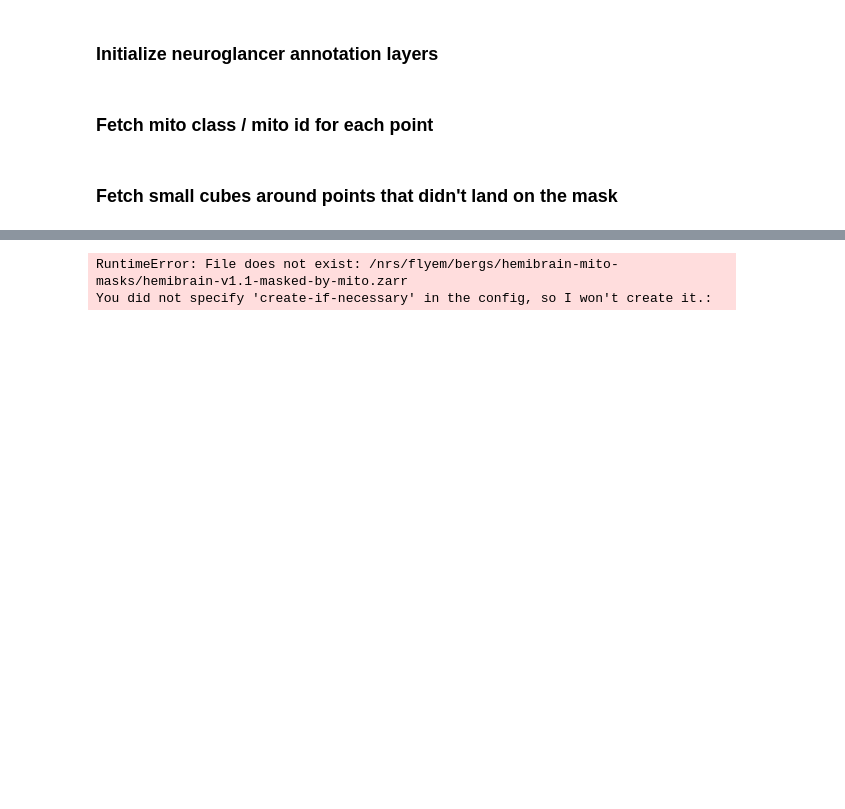
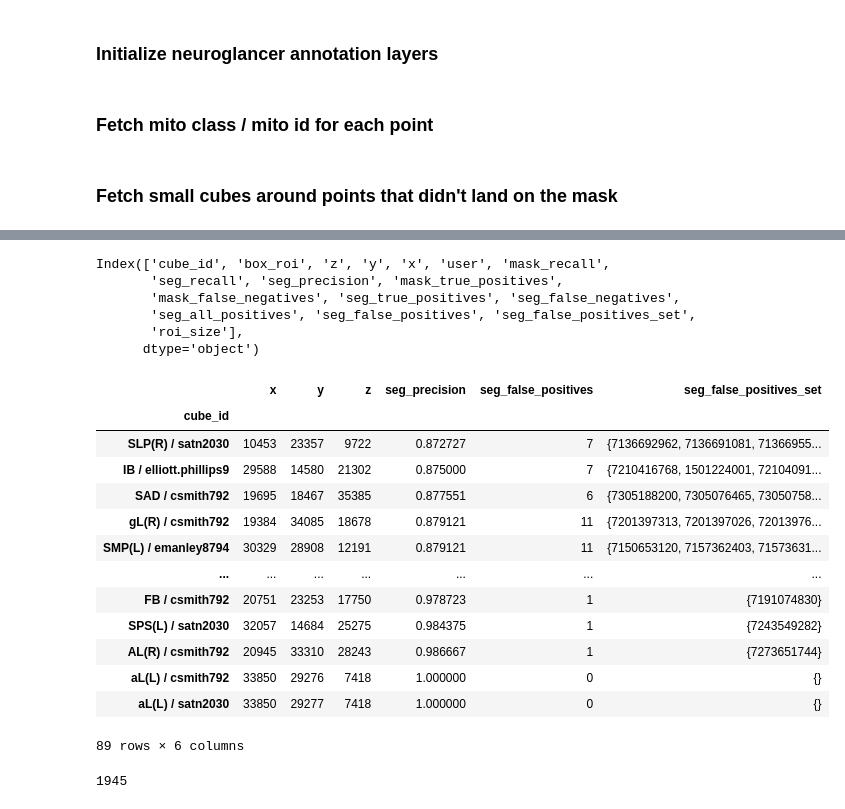
Before and after one commit to stuarteberg/mito-proofreading-analysis, a Jupyter notebook: roi-subvol-annotations/mito-point-visualization.ipynb, the cells around one changed output, grey strips where cells are left out. Cells and saved outputs as stored; diff of their text form; code cells hidden in the pictures; blank space fills up the shorter version.

Commit message:
Revised precision/recall code to use cropped boxes; added cell for proofreading.

```diff
--- a/roi-subvol-annotations/mito-point-visualization.ipynb
+++ b/roi-subvol-annotations/mito-point-visualization.ipynb
@@ -69,7 +72,10 @@ mito_mask_scale = 1
 old_mito_mask = ('emdata4.int.janelia.org:8900', '20631f94c3f446d7864bc55bf515706e', 'mito_20190717.27250582') # old mask
 old_mito_mask_scale = 0
 
-mito_seg = ('emdata3.int.janelia.org:8900', 'd31b64ac81444923a0319961736a6c31', 'masked-mito-cc')
+# mito_seg = ('emdata3.int.janelia.org:8900', 'd31b64ac81444923a0319961736a6c31', 'masked-mito-cc')
+# mito_seg_scale = 0
+
+mito_seg = ('emdata4.int.janelia.org:8700', '7e1b36df52094deab2dc3cc5c91fcc61', 'mito-objects')
 mito_seg_scale = 0
 # %% [markdown]
 ### Load point annotations
@@ -397,6 +503,32 @@ cfg = yaml.load("""\
-# %%
-from flyemflows.volumes import VolumeService
-vs = VolumeService.create_from_config(cfg)
-# %% [output]
-RuntimeError: File does not exist: /nrs/flyem/bergs/hemibrain-mito-masks/hemibrain-v1.1-masked-by-mito.zarr
-You did not specify 'create-if-necessary' in the config, so I won't create it.:
+# %%
+cube_results_df.columns
+# %% [output]
+Index(['cube_id', 'box_roi', 'z', 'y', 'x', 'user', 'mask_recall',
+       'seg_recall', 'seg_precision', 'mask_true_positives',
+       'mask_false_negatives', 'seg_true_positives', 'seg_false_negatives',
+       'seg_all_positives', 'seg_false_positives', 'seg_false_positives_set',
+       'roi_size'],
+      dtype='object')
+# %%
+df = cube_results_df.set_index('cube_id').sort_values('seg_precision')[[*'xyz', 'seg_precision', 'seg_false_positives', 'seg_false_positives_set']]
+df.iloc[len(df)//2:]
+# %% [output]
+|  | x | y | z | seg_precision | seg_false_positives | seg_false_positives_set |
+| cube_id |  |  |  |  |  |  |
+| SLP(R) / satn2030 | 10453 | 23357 | 9722 | 0.872727 | 7 | {7136692962, 7136691081, 71366955... |
+| IB / elliott.phillips9 | 29588 | 14580 | 21302 | 0.875000 | 7 | {7210416768, 1501224001, 72104091... |
+| SAD / csmith792 | 19695 | 18467 | 35385 | 0.877551 | 6 | {7305188200, 7305076465, 73050758... |
+| gL(R) / csmith792 | 19384 | 34085 | 18678 | 0.879121 | 11 | {7201397313, 7201397026, 72013976... |
+| SMP(L) / emanley8794 | 30329 | 28908 | 12191 | 0.879121 | 11 | {7150653120, 7157362403, 71573631... |
+| ... | ... | ... | ... | ... | ... | ... |
+| FB / csmith792 | 20751 | 23253 | 17750 | 0.978723 | 1 | {7191074830} |
+| SPS(L) / satn2030 | 32057 | 14684 | 25275 | 0.984375 | 1 | {7243549282} |
+| AL(R) / csmith792 | 20945 | 33310 | 28243 | 0.986667 | 1 | {7273651744} |
+| aL(L) / csmith792 | 33850 | 29276 | 7418 | 1.000000 | 0 | {} |
+| aL(L) / satn2030 | 33850 | 29277 | 7418 | 1.000000 | 0 | {} |
+89 rows × 6 columns
+# %%
+all_false_positives = [*chain(*df['seg_false_positives_set'])]
+len(all_false_positives)
+# %% [output]
+1945
```
Also changed, not shown: parts of 30 cells of this notebook.
